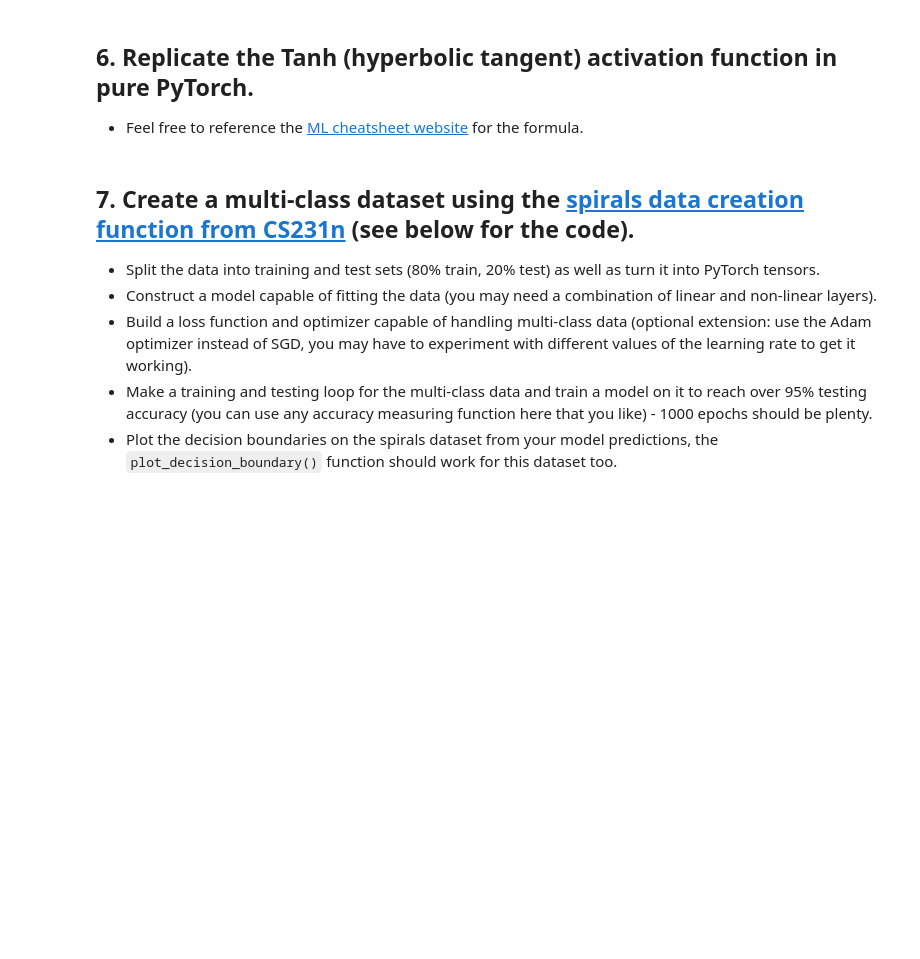
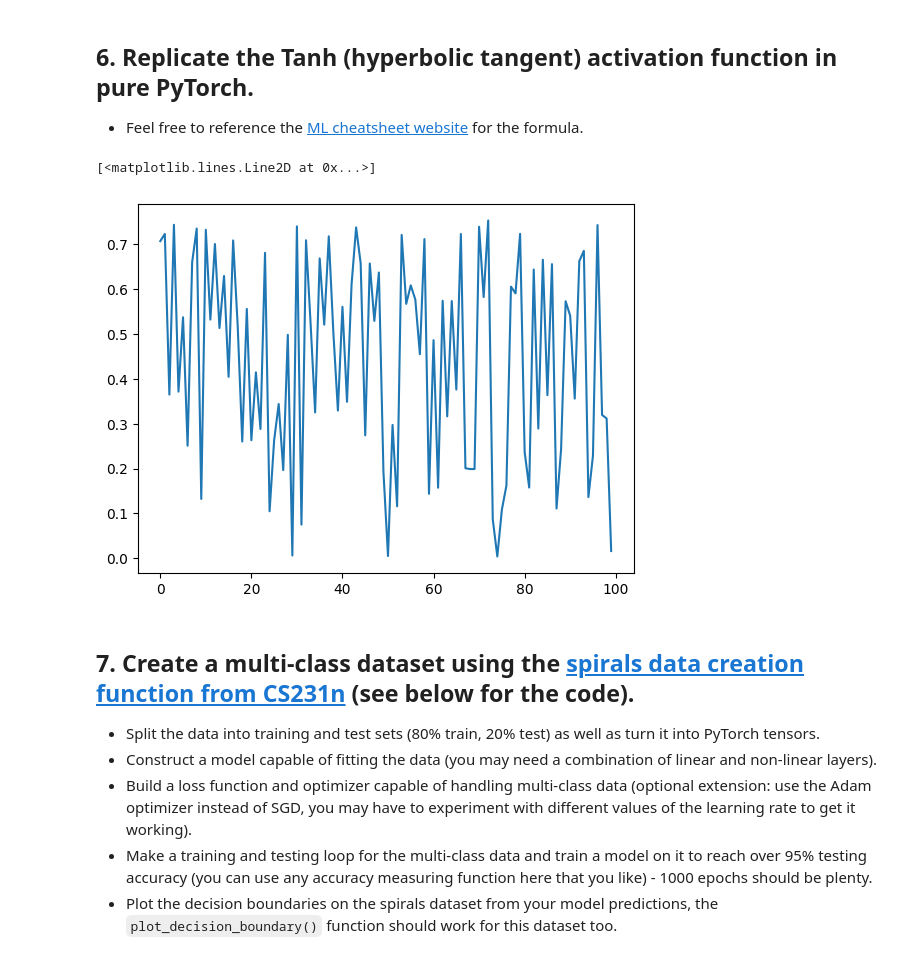
Before and after one commit to Kodi006/trail, a Jupyter notebook: extras/exercises/02_pytorch_classification_exercises.ipynb, the cells around one changed output. Drawn from its saved outputs; the diff is of its cells as text; code cells hidden in the pictures; blank space fills up the shorter version.

```diff
--- a/extras/exercises/02_pytorch_classification_exercises.ipynb
+++ b/extras/exercises/02_pytorch_classification_exercises.ipynb
@@ -265,8 +265,13 @@ plot_decision_boundary(model_0,xtr,ytr)
   * Feel free to reference the [ML cheatsheet website](https://ml-cheatsheet.readthedocs.io/en/latest/activation_functions.html#tanh) for the formula.
 # %%
 # Create a straight line tensor
+x=torch.rand(100)
 # %%
 # Test torch.tanh() on the tensor and plot it
+plt.plot(torch.tanh(x))
+# %% [output]
+[<matplotlib.lines.Line2D at 0x...>]
+[figure, added]
 # %%
 # Replicate torch.tanh() and plot it
 # %% [markdown]
```
Also changed, not shown: parts of 8 cells of this notebook.
